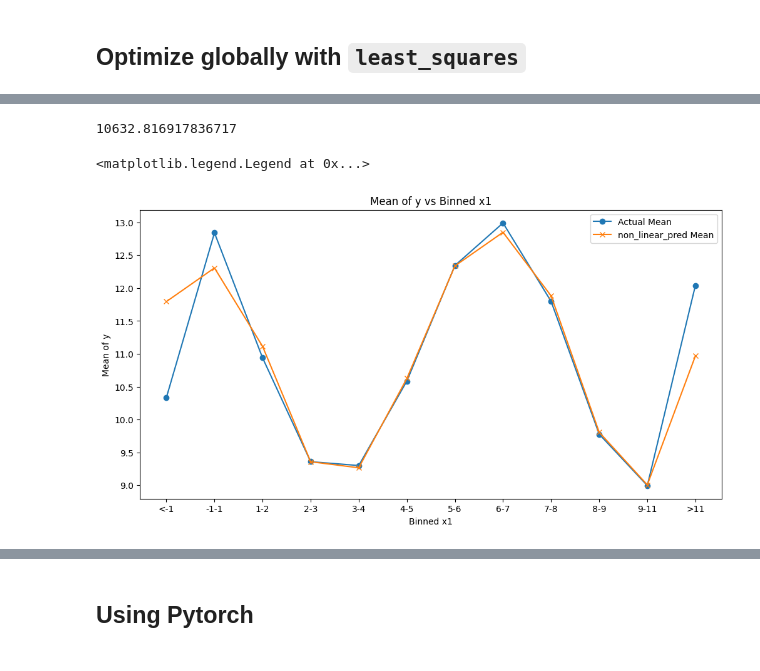
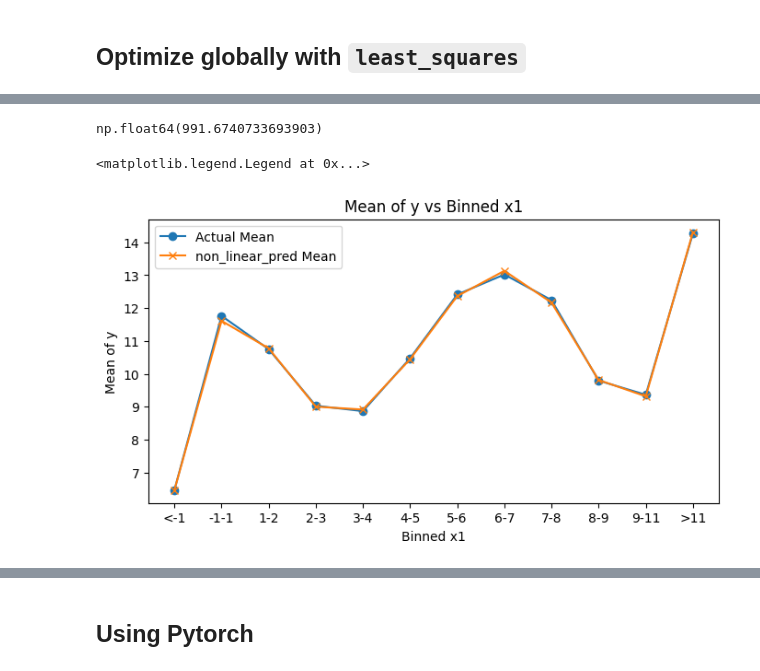
Before and after one commit to YimingZhang07/quantbullet, a Jupyter notebook: docs/experiments/piecewise_linear.ipynb, the cells around one changed output, grey strips where cells are left out. Saved outputs shown, nothing was run; the diff lists cells and outputs as text; code cells hidden in the pictures.

```diff
--- a/docs/experiments/piecewise_linear.ipynb
+++ b/docs/experiments/piecewise_linear.ipynb
@@ -7,7 +7,7 @@ import statsmodels.formula.api as smf
 ## Generate Testing Data
 # %%
 np.random.seed(42)
-n_samples = int( 10e3 )
+n_samples = int( 10e2 )
 df = pd.DataFrame({
     'x1': 5 + np.random.randn(n_samples) * 2,
     'x2': 10 + np.random.randn(n_samples) * 2,
@@ -16,7 +16,9 @@ df = pd.DataFrame({
 
 df['x3'] = df['x3'].astype('category')
 
-df['y'] = 2 * np.cos(df['x1']) + 3 * np.sin(df['x2']) + np.random.randn(n_samples) * 1 + np.random.normal(loc = df['x3'].cat.codes, scale=0.5) + 10
+df['y'] = 2 * np.cos(df['x1']) + 3 * np.sin(df['x2']) +\
+    np.random.randn(n_samples) * 1 + \
+        np.random.normal(loc = df['x3'].cat.codes, scale=0.5) + 10
 # %%
 plt.scatter(df['x1'], df['y'], alpha=0.5, label='x1 vs y')
 plt.scatter(df['x2'], df['y'], alpha=0.5, label='x2 vs y')
@@ -259,2 +254,0 @@ print("Optimal params:", res.x)
-# %%
-train_df['non_linear_pred'] = model(res.x, X_blocks)
@@ -278,4 +337,4 @@ df['non_linear_pred'] = model(res.x, X_blocks)
 # %%
 0.5 * np.sum ( np.power( df['non_linear_pred'] - df['y'], 2 ) )
 # %% [output]
-10632.816917836717
+np.float64(991.6740733693903)
@@ -282,17 +343,17 @@ df['non_linear_pred'] = model(res.x, X_blocks)
 # %%
 from quantbullet.dfutils import get_bins_and_labels
 
 summary = df.groupby('x1_binned', observed=True).agg({'y': 'mean', 'non_linear_pred': 'mean'})
-plt.figure(figsize=(12, 6))
+plt.figure(figsize=(8, 4))
 plt.plot(summary.index, summary['y'], marker='o', label='Actual Mean')
 plt.plot(summary.index, summary['non_linear_pred'], marker='x', label='non_linear_pred Mean')
 plt.xlabel('Binned x1')
 plt.ylabel('Mean of y')
 plt.title('Mean of y vs Binned x1')
 plt.legend()
 # %% [output]
 <matplotlib.legend.Legend at 0x...>
-[figure, old version]
+[figure, new version]
 # %%
 res.x
 # %% [output]
```
Also changed, not shown: parts of 22 cells of this notebook.
